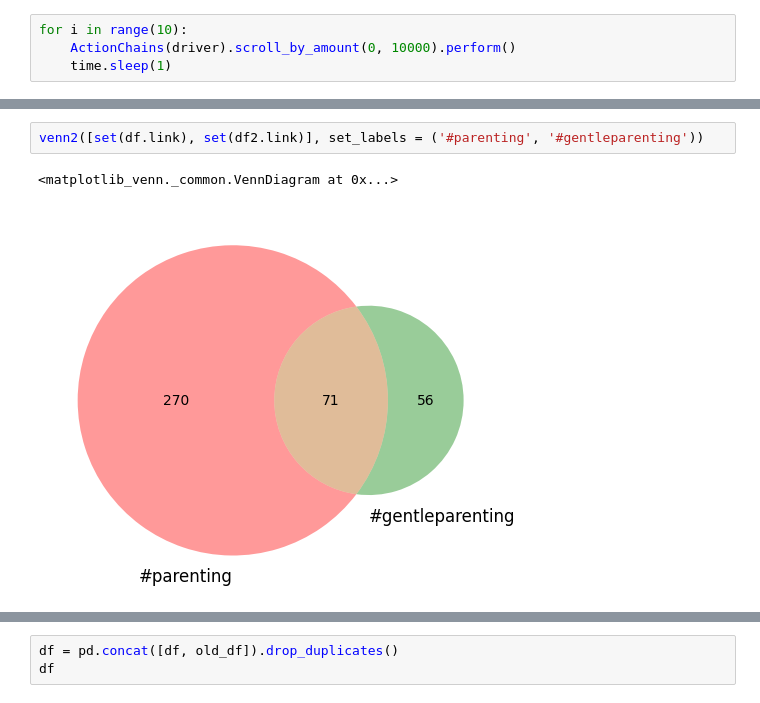
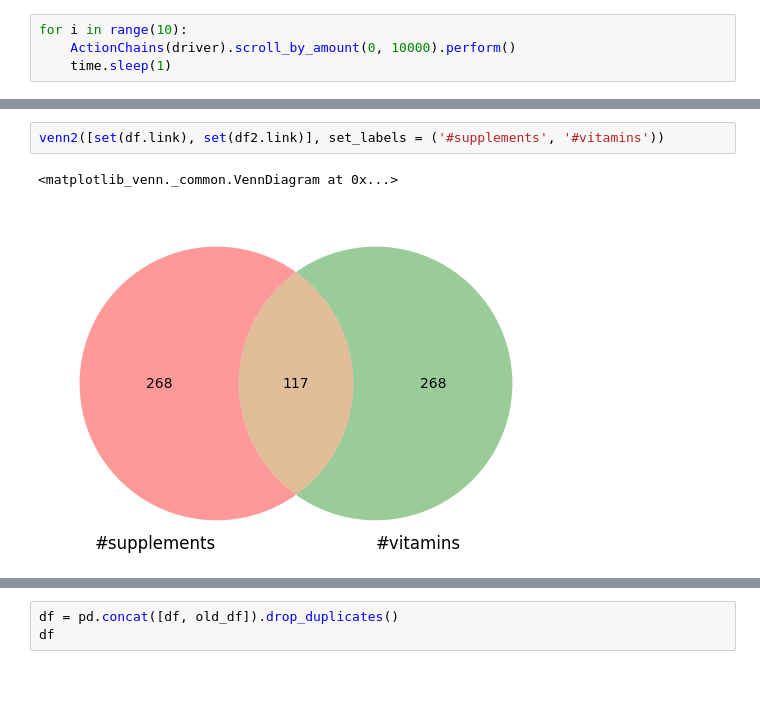
Before and after one commit to UoA-eResearch/timeout, a Jupyter notebook: googlesearch.ipynb, the cells around one changed output, grey strips where cells are left out. Cells and saved outputs as stored; diff of their text form.

Commit message:
remove defunct IG specific stuff, extract some new links about supplements, rename some files for clarity

```diff
--- a/googlesearch.ipynb
+++ b/googlesearch.ipynb
@@ -190,8 +206,8 @@ df2
 # %%
-venn2([set(df.link), set(df2.link)], set_labels = ('#parenting', '#gentleparenting'))
+venn2([set(df.link), set(df2.link)], set_labels = ('#supplements', '#vitamins'))
 # %% [output]
 <matplotlib_venn._common.VennDiagram at 0x...>
-[figure, old version]
+[figure, new version]
 # %%
 df = pd.concat([df, df2]).drop_duplicates()
 df
```
Also changed, not shown: parts of 17 cells of this notebook, 8 other files.
